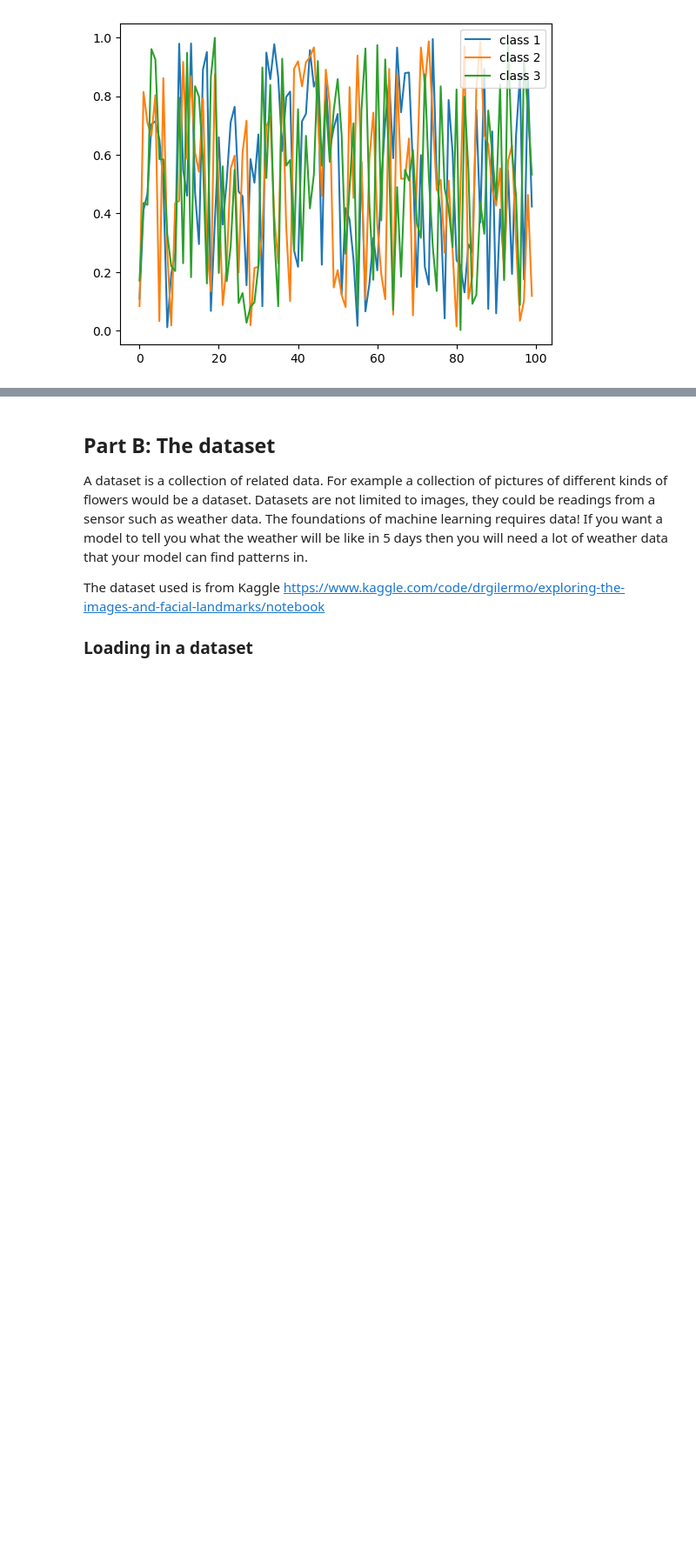
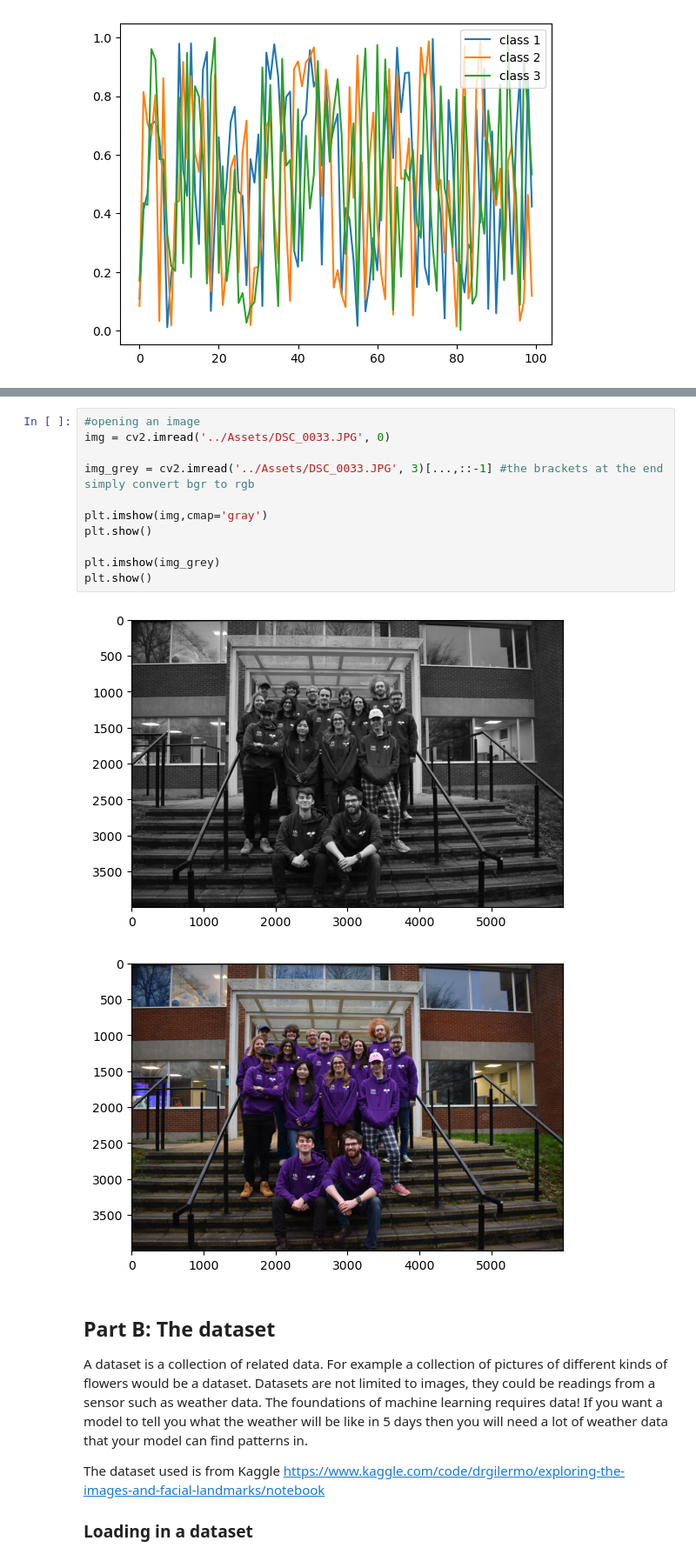
Before and after one commit to jembennettuk/work_experience, a Jupyter notebook: WorkSheets/task.ipynb, the cells around one changed output, grey strips where cells are left out. Shown at 87% size. Drawn from its saved outputs; the diff is of its cells as text; blank space fills up the shorter version.

```diff
--- a/WorkSheets/task.ipynb
+++ b/WorkSheets/task.ipynb
@@ -121,3 +128,17 @@ plt.show()
+# %%
+#opening an image
+img = cv2.imread('../Assets/DSC_0033.JPG', 0)
+
+img_grey = cv2.imread('../Assets/DSC_0033.JPG', 3)[...,::-1] #the brackets at the end simply convert bgr to rgb
+
+plt.imshow(img,cmap='gray')
+plt.show()
+
+plt.imshow(img_grey)
+plt.show()
+# %% [output]
+[figure, added]
+[figure, added]
 # %% [markdown]
 ## Part B: The dataset
 A dataset is a collection of related data. For example a collection of pictures of different kinds of flowers would be a dataset. Datasets are not limited to images, they could be readings from a sensor such as weather data. The foundations of machine learning requires data! If you want a model to tell you what the weather will be like in 5 days then you will need a lot of weather data that your model can find patterns in.
```
Also changed, not shown: parts of 1 cell of this notebook.
